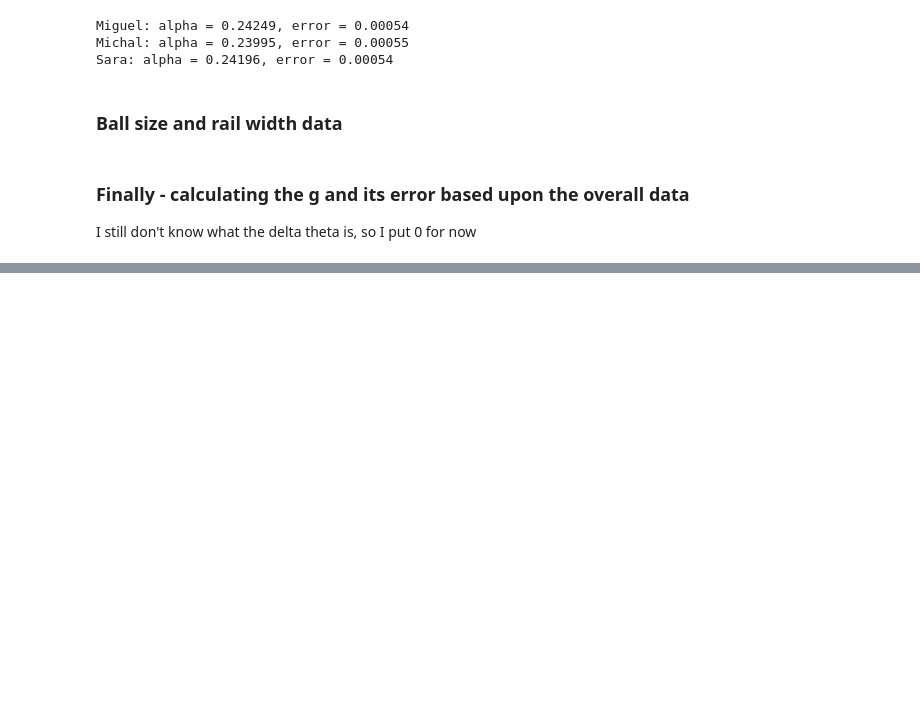
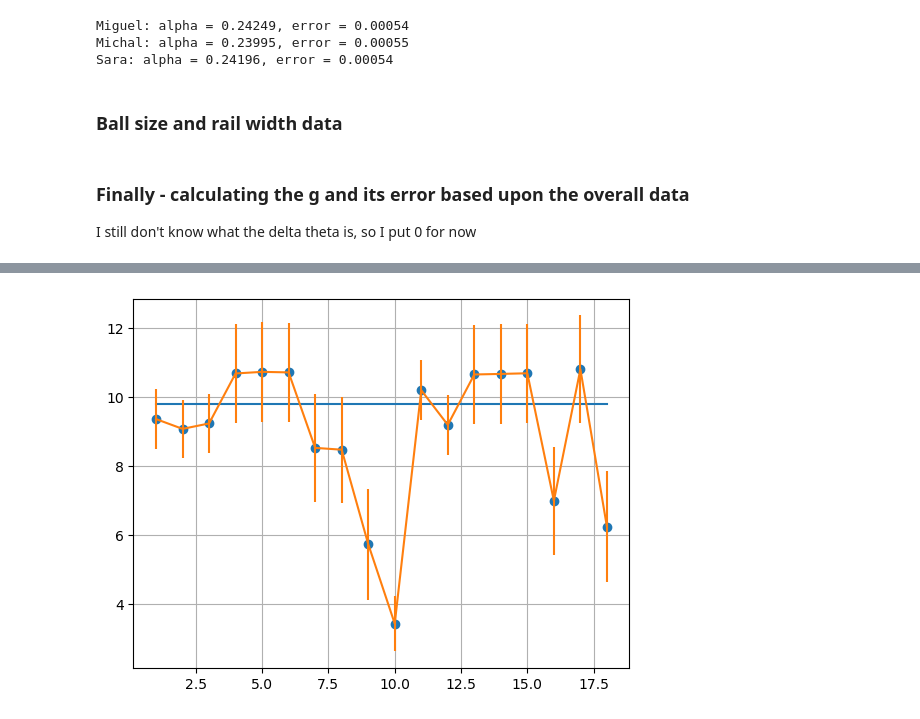
Before and after one commit to miguitarra/AppStats2024, a Jupyter notebook: Plane/incline_clean.ipynb, the cells around one changed output, grey strips where cells are left out. Cells and saved outputs as stored; diff of their text form; code cells hidden in the pictures; blank space fills up the shorter version.

```diff
--- a/Plane/incline_clean.ipynb
+++ b/Plane/incline_clean.ipynb
@@ -261,8 +310,9 @@ for i in fixed_enum:
 # %%
-def acceleration_computoinator(no_of_ball, entry_times, x_mean, x_errors):
-    pars1, errs1, chi2_a1 = quadratic_fit_minimizator(entry_times[f'{no_of_ball}1'], x_mean, x_errors)
-    pars2, errs2, chi2_a2 = quadratic_fit_minimizator(entry_times[f'{no_of_ball}2'], x_mean, x_errors)
-    pars3, errs3, chi2_a3 = quadratic_fit_minimizator(entry_times[f'{no_of_ball}3'], x_mean, x_errors)
+def acceleration_computoinator(no_of_ball, entry_times, t_errors_dic, x_mean, x_errors):
+
+    pars1, errs1, chi2_a1 = quadratic_fit_minimizator(entry_times[f'{no_of_ball}1'], t_errors_dic[f'{no_of_ball}1'],x_mean, x_errors)
+    pars2, errs2, chi2_a2 = quadratic_fit_minimizator(entry_times[f'{no_of_ball}2'], t_errors_dic[f'{no_of_ball}2'],x_mean, x_errors)
+    pars3, errs3, chi2_a3 = quadratic_fit_minimizator(entry_times[f'{no_of_ball}3'], t_errors_dic[f'{no_of_ball}3'],x_mean, x_errors)
 
     a = np.array([pars1[0], pars2[0], pars3[0]])
     u_a = np.array([errs1[0], errs2[0], errs3[0]])
@@ -472,0 +454,23 @@ position_vs_time_with_fit(1, dic, x_mean, x_errors)
+# %%
+g_list = [val for val in g_dic.values()]
+u_g_list = [val for val in u_g_dic.values()]
+
+g_list_f = [val for val in g_f_dic.values()]
+u_g_f_list = [val for val in u_g_f_dic.values()]
+
+
+g_comb = np.array(g_list + g_list_f)
+u_g_comb = np.array(u_g_list + u_g_f_list)
+
+
+
+
+domain = list(range(1, len(g_comb) + 1))
+
+plt.scatter(domain, g_comb)
+plt.plot(domain, np.ones_like(g_comb)*9.81)
+plt.errorbar(domain, g_comb, yerr=u_g_comb)
+plt.grid(True)
+plt.show()
+# %% [output]
+[figure, added]
```
Also changed, not shown: parts of 10 cells of this notebook.
